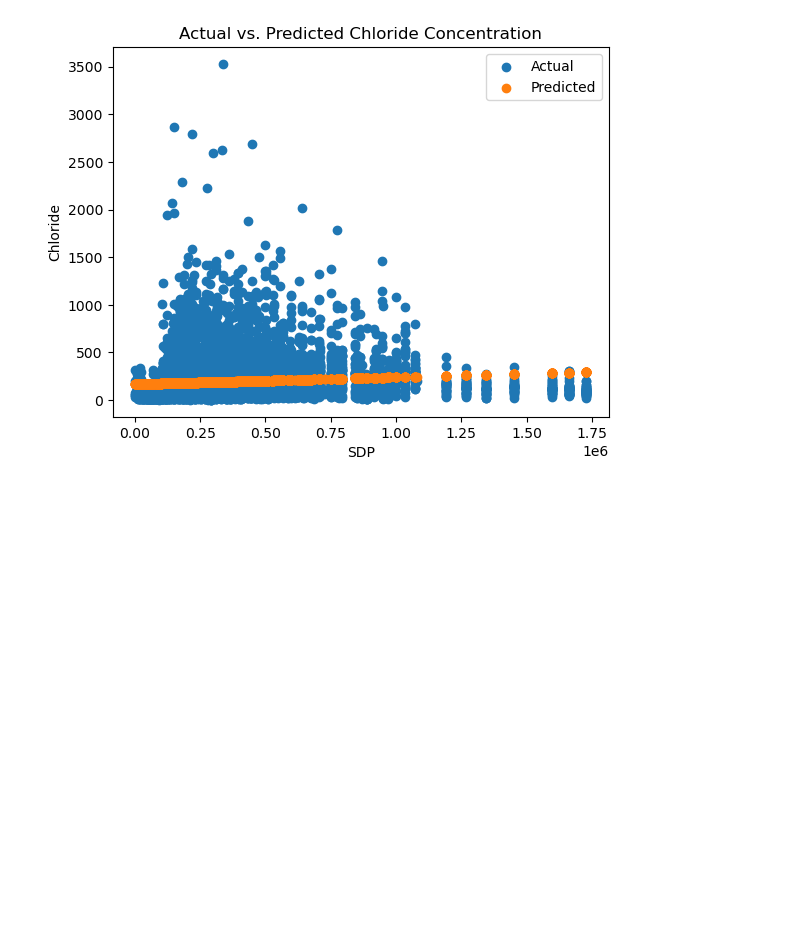
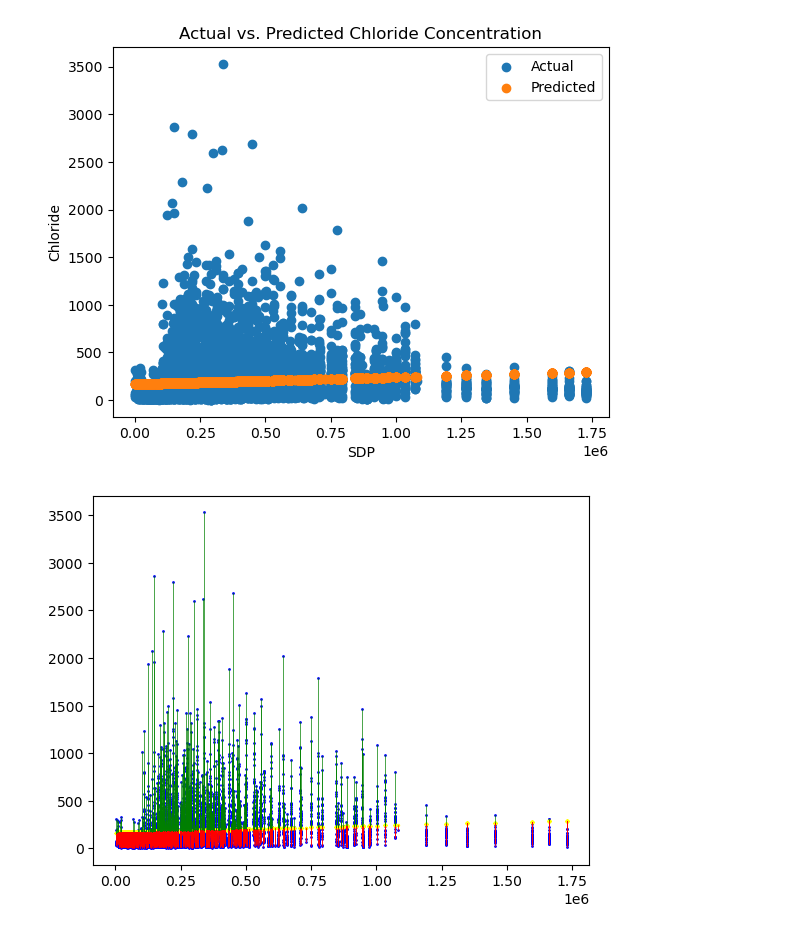
Before and after one commit to regular-life/Eco-Project, a Jupyter notebook: main.ipynb, the cells around one changed output. Saved outputs shown, nothing was run; the diff lists cells and outputs as text; code cells hidden in the pictures; blank space fills up the shorter version.

```diff
--- a/main.ipynb
+++ b/main.ipynb
@@ -197,5 +202,22 @@ plt.legend()
 # %% [output]
 <matplotlib.legend.Legend at 0x...>
 [figure]
+# %%
+# draw gwq vs sdp graph, and draw lines to connect all actual and predicted values
+df_gwq = pd.read_csv('filtered_gwq_sdp_predicted.csv')
+n_samples = len(df_gwq)
+plt.scatter(df_gwq['sdp'], df_gwq['chloride'], label='Actual', color='blue', s=1)
+plt.scatter(df_gwq['sdp'], df_gwq['predicted_chloride'], label='Predicted', color='yellow', s=2)
+for i in range(n_samples):
+    # plt.plot([df_gwq['sdp'][i], df_gwq['sdp'][i]], [df_gwq['chloride'][i], df_gwq['predicted_chloride'][i]], 'r-', color='black', lw=0.5)
+    # for +ve error, use green color
+    # for -ve error, use orange color
+    if df_gwq['residual'][i] > 0:
+        plt.plot([df_gwq['sdp'][i], df_gwq['sdp'][i]], [df_gwq['chloride'][i], df_gwq['predicted_chloride'][i]], 'r-', color='green', lw=0.5)
+    elif df_gwq['residual'][i] < 0:
+        plt.plot([df_gwq['sdp'][i], df_gwq['sdp'][i]], [df_gwq['chloride'][i], df_gwq['predicted_chloride'][i]], 'r-', color='red', lw=0.5)
+plt.show()
+# %% [output]
+[figure, added]
 # %%
 # Plot 2: Residuals (ûi,t) on Y-axis and SDP on X-axis
```
Also changed, not shown: parts of 13 cells of this notebook, 11 other files.
